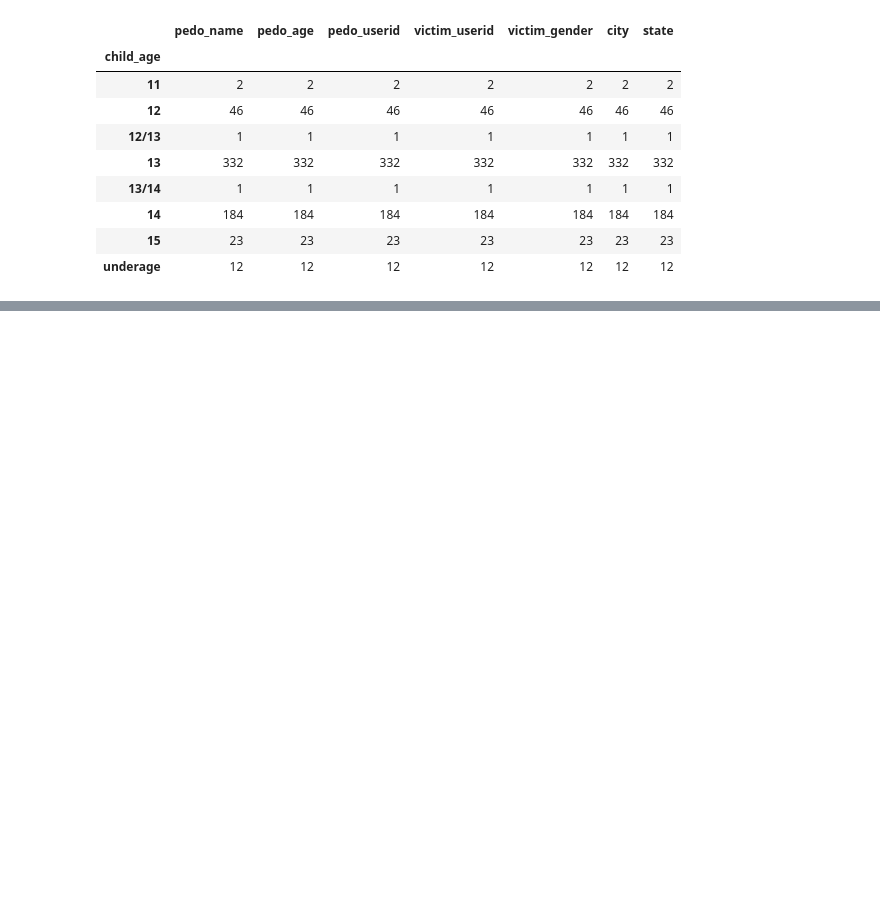
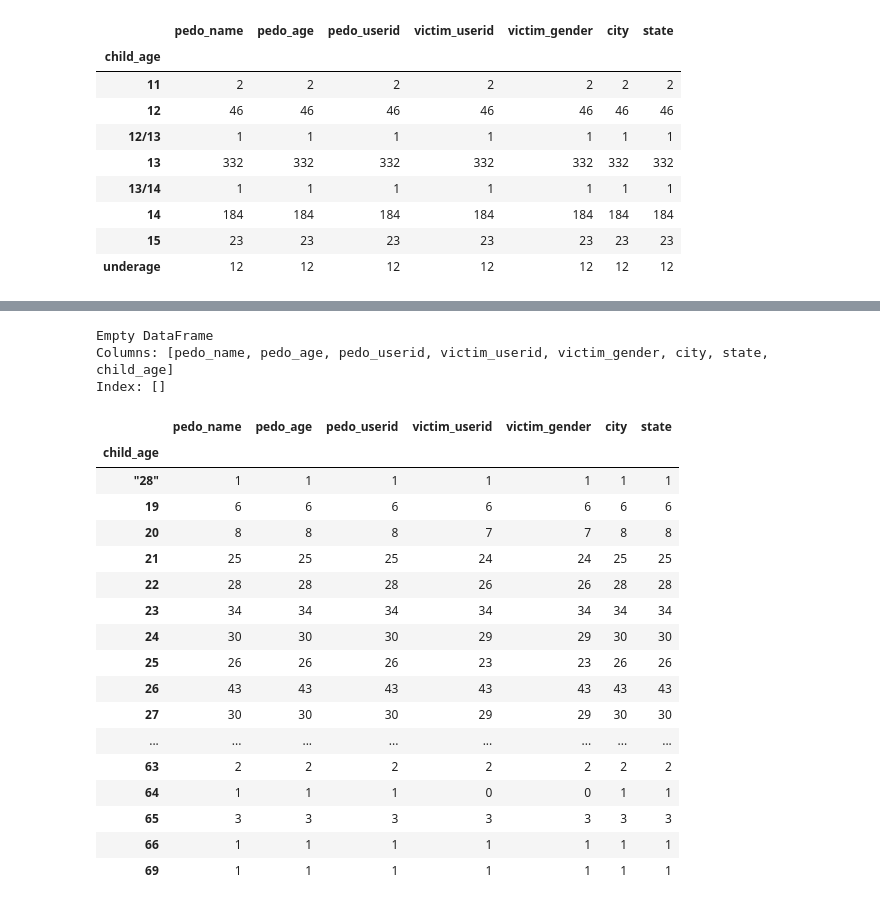
Before and after one commit to feliciapedwards/Pedophiles, a Jupyter notebook: Pedo_Project.ipynb, the cells around one changed output, grey strips where cells are left out. Cells and saved outputs as stored; diff of their text form; code cells hidden in the pictures; blank space fills up the shorter version.

Commit message:
clean states

```diff
--- a/Pedo_Project.ipynb
+++ b/Pedo_Project.ipynb
@@ -153,3 +205,31 @@ df.groupby('child_age').count()
+# %%
+underaged = df.loc[df['child_age'] == 'underage']
+print(underaged)
+# %% [output]
+Empty DataFrame
+Columns: [pedo_name, pedo_age, pedo_userid, victim_userid, victim_gender, city, state, child_age]
+Index: []
+# %%
+df.groupby('child_age').count()
+# %% [output]
+|  | pedo_name | pedo_age | pedo_userid | victim_userid | victim_gender | city | state |
+| child_age |  |  |  |  |  |  |  |
+| "28" | 1 | 1 | 1 | 1 | 1 | 1 | 1 |
+| 19 | 6 | 6 | 6 | 6 | 6 | 6 | 6 |
+| 20 | 8 | 8 | 8 | 7 | 7 | 8 | 8 |
+| 21 | 25 | 25 | 25 | 24 | 24 | 25 | 25 |
+| 22 | 28 | 28 | 28 | 26 | 26 | 28 | 28 |
+| 23 | 34 | 34 | 34 | 34 | 34 | 34 | 34 |
+| 24 | 30 | 30 | 30 | 29 | 29 | 30 | 30 |
+| 25 | 26 | 26 | 26 | 23 | 23 | 26 | 26 |
+| 26 | 43 | 43 | 43 | 43 | 43 | 43 | 43 |
+| 27 | 30 | 30 | 30 | 29 | 29 | 30 | 30 |
+| ... | ... | ... | ... | ... | ... | ... | ... |
+| 63 | 2 | 2 | 2 | 2 | 2 | 2 | 2 |
+| 64 | 1 | 1 | 1 | 0 | 0 | 1 | 1 |
+| 65 | 3 | 3 | 3 | 3 | 3 | 3 | 3 |
+| 66 | 1 | 1 | 1 | 1 | 1 | 1 | 1 |
+| 69 | 1 | 1 | 1 | 1 | 1 | 1 | 1 |
 # %%
 df.groupby('pedo_age').count()
 # %% [output]
```
Also changed, not shown: parts of 21 cells of this notebook.
